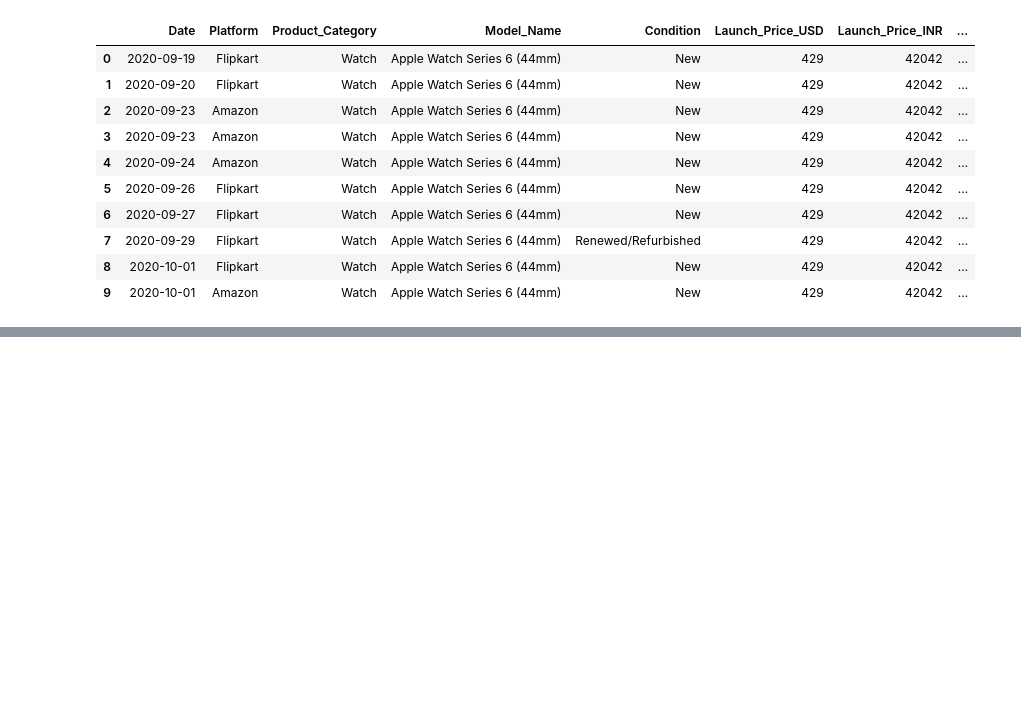
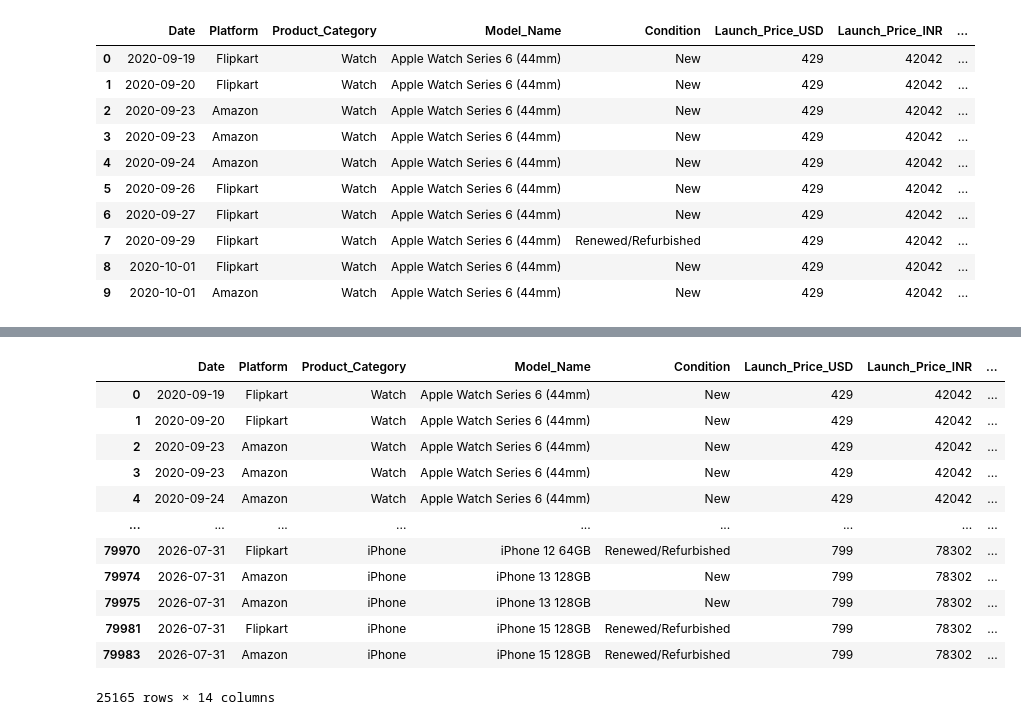
Before and after one commit to RafaelsBahr/Pandas-Luiza, a Jupyter notebook: notebooks/apple_eda.ipynb, the cells around one changed output, grey strips where cells are left out. Saved outputs shown, nothing was run; the diff lists cells and outputs as text; code cells hidden in the pictures; blank space fills up the shorter version.

```diff
--- a/notebooks/apple_eda.ipynb
+++ b/notebooks/apple_eda.ipynb
@@ -74,0 +172,16 @@ df_apple.head(10)
+# %%
+df_apple[df_apple["Current_Price_USD"] < 500]
+# %% [output]
+|  | Date | Platform | Product_Category | Model_Name | Condition | Launch_Price_USD | Launch_Price_INR | ... |
+| 0 | 2020-09-19 | Flipkart | Watch | Apple Watch Series 6 (44mm) | New | 429 | 42042 | ... |
+| 1 | 2020-09-20 | Flipkart | Watch | Apple Watch Series 6 (44mm) | New | 429 | 42042 | ... |
+| 2 | 2020-09-23 | Amazon | Watch | Apple Watch Series 6 (44mm) | New | 429 | 42042 | ... |
+| 3 | 2020-09-23 | Amazon | Watch | Apple Watch Series 6 (44mm) | New | 429 | 42042 | ... |
+| 4 | 2020-09-24 | Amazon | Watch | Apple Watch Series 6 (44mm) | New | 429 | 42042 | ... |
+| ... | ... | ... | ... | ... | ... | ... | ... | ... |
+| 79970 | 2026-07-31 | Flipkart | iPhone | iPhone 12 64GB | Renewed/Refurbished | 799 | 78302 | ... |
+| 79974 | 2026-07-31 | Amazon | iPhone | iPhone 13 128GB | New | 799 | 78302 | ... |
+| 79975 | 2026-07-31 | Amazon | iPhone | iPhone 13 128GB | New | 799 | 78302 | ... |
+| 79981 | 2026-07-31 | Flipkart | iPhone | iPhone 15 128GB | Renewed/Refurbished | 799 | 78302 | ... |
+| 79983 | 2026-07-31 | Amazon | iPhone | iPhone 15 128GB | Renewed/Refurbished | 799 | 78302 | ... |
+25165 rows × 14 columns
```
Also changed, not shown: parts of 28 cells of this notebook.
